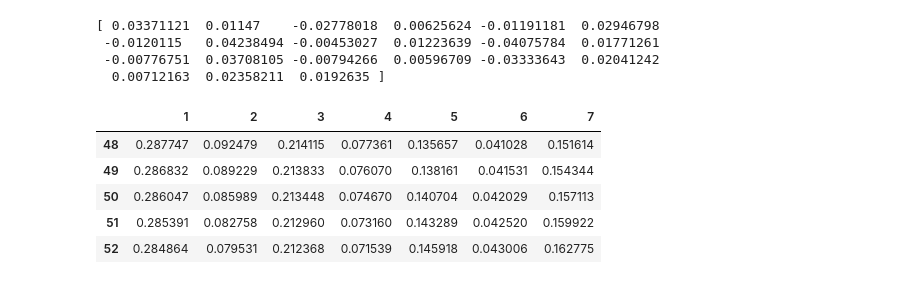
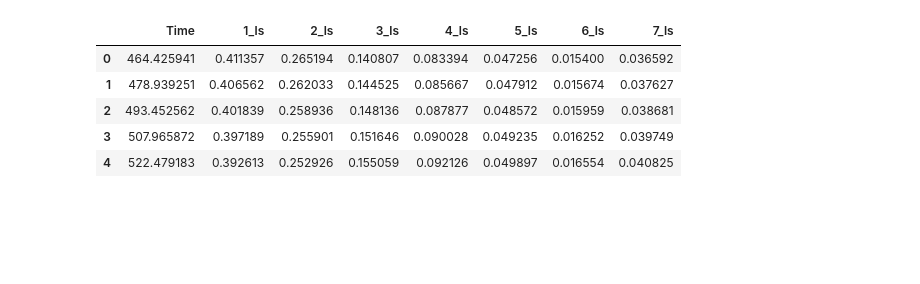
Before and after one commit to chloe-cyc/Part-II, a Jupyter notebook: MASH_optimization/data_plotting.ipynb, the cells around one changed output. Cells and saved outputs as stored; diff of their text form; code cells hidden in the pictures; blank space fills up the shorter version.

```diff
--- a/MASH_optimization/data_plotting.ipynb
+++ b/MASH_optimization/data_plotting.ipynb
@@ -72,22 +67,0 @@ df4 = pd.read_csv(site_data_path,delimiter="\t",names=column_names)
-# %%
-from leastsquares_site300K_all_states import new_matkappa_to_matr,p_model
-from scipy.linalg import expm
-kappas = np.loadtxt("site_ls_kappas.dat")
-print(kappas)
-r_of_t_ls = new_matkappa_to_matr(kappas)
-exp_ls_del_t = expm(r_of_t_ls*delta_t)
-p_model_least_squares = np.array(p_model(exp_ls_del_t,time_t.size))
-
-df = pd.DataFrame(p_model_least_squares, columns=column_name_ls)
-df.tail()
-# %% [output]
-[ 0.03371121  0.01147    -0.02778018  0.00625624 -0.01191181  0.02946798
- -0.0120115   0.04238494 -0.00453027  0.01223639 -0.04075784  0.01771261
- -0.00776751  0.03708105 -0.00794266  0.00596709 -0.03333643  0.02041242
-  0.00712163  0.02358211  0.0192635 ]
-|  | 1 | 2 | 3 | 4 | 5 | 6 | 7 |
-| 48 | 0.287747 | 0.092479 | 0.214115 | 0.077361 | 0.135657 | 0.041028 | 0.151614 |
-| 49 | 0.286832 | 0.089229 | 0.213833 | 0.076070 | 0.138161 | 0.041531 | 0.154344 |
-| 50 | 0.286047 | 0.085989 | 0.213448 | 0.074670 | 0.140704 | 0.042029 | 0.157113 |
-| 51 | 0.285391 | 0.082758 | 0.212960 | 0.073160 | 0.143289 | 0.042520 | 0.159922 |
-| 52 | 0.284864 | 0.079531 | 0.212368 | 0.071539 | 0.145918 | 0.043006 | 0.162775 |
@@ -94 +79,12 @@ df.tail()
+# %%
+column_names_test = ["Time","1_ls","2_ls","3_ls","4_ls","5_ls","6_ls","7_ls"]
+site_test_df = site_ls_df = pd.read_csv("site_function_test.dat",delimiter="\t",names=column_names_test)
+site_test_df.head()
+# %% [output]
+|  | Time | 1_ls | 2_ls | 3_ls | 4_ls | 5_ls | 6_ls | 7_ls |
+| 0 | 464.425941 | 0.411357 | 0.265194 | 0.140807 | 0.083394 | 0.047256 | 0.015400 | 0.036592 |
+| 1 | 478.939251 | 0.406562 | 0.262033 | 0.144525 | 0.085667 | 0.047912 | 0.015674 | 0.037627 |
+| 2 | 493.452562 | 0.401839 | 0.258936 | 0.148136 | 0.087877 | 0.048572 | 0.015959 | 0.038681 |
+| 3 | 507.965872 | 0.397189 | 0.255901 | 0.151646 | 0.090028 | 0.049235 | 0.016252 | 0.039749 |
+| 4 | 522.479183 | 0.392613 | 0.252926 | 0.155059 | 0.092126 | 0.049897 | 0.016554 | 0.040825 |
 # %%
```
Also changed, not shown: parts of 9 cells of this notebook, 10 other files.
